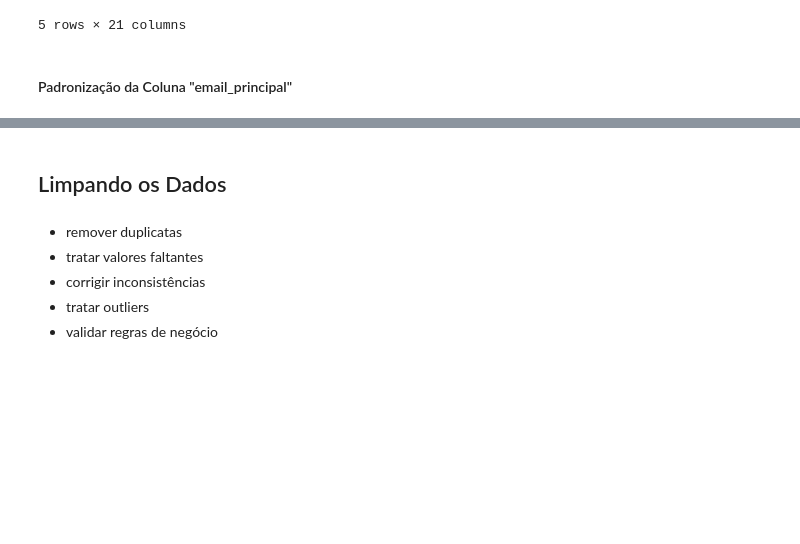
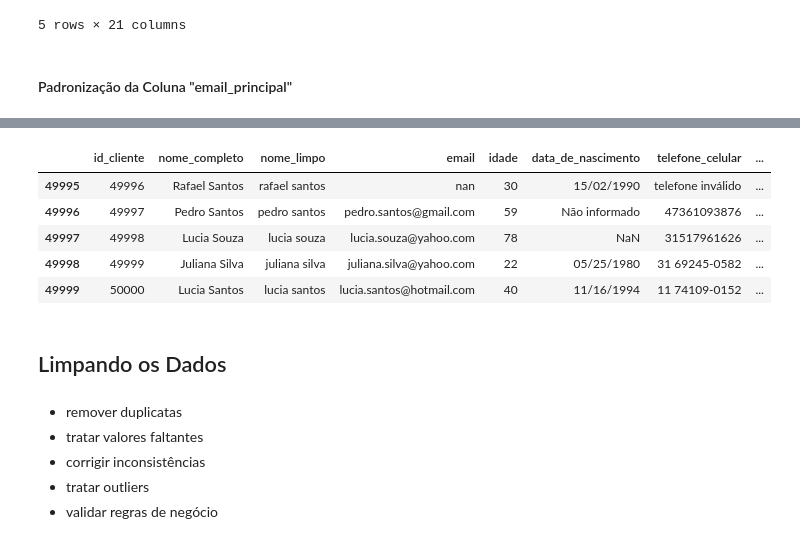
Before and after one commit to letambelli/pipeline-limpeza-de-dados, a Jupyter notebook: limpeza.ipynb, the cells around one changed output, grey strips where cells are left out. Cells and saved outputs as stored; diff of their text form; code cells hidden in the pictures; blank space fills up the shorter version.

```diff
--- a/limpeza.ipynb
+++ b/limpeza.ipynb
@@ -268,3 +316,12 @@ df1.head()
+# %%
+df1.tail()
+# %% [output]
+|  | id_cliente | nome_completo | nome_limpo | email | idade | data_de_nascimento | telefone_celular | ... |
+| 49995 | 49996 | Rafael Santos | rafael santos | nan | 30 | 15/02/1990 | telefone inválido | ... |
+| 49996 | 49997 | Pedro Santos | pedro santos | pedro.santos@gmail.com | 59 | Não informado | 47361093876 | ... |
+| 49997 | 49998 | Lucia Souza | lucia souza | lucia.souza@yahoo.com | 78 | NaN | 31517961626 | ... |
+| 49998 | 49999 | Juliana Silva | juliana silva | juliana.silva@yahoo.com | 22 | 05/25/1980 | 31 69245-0582 | ... |
+| 49999 | 50000 | Lucia Santos | lucia santos | lucia.santos@hotmail.com | 40 | 11/16/1994 | 11 74109-0152 | ... |
 # %% [markdown]
 ## Limpando os Dados
 # %% [markdown]
```
Also changed, not shown: parts of 9 cells of this notebook.
